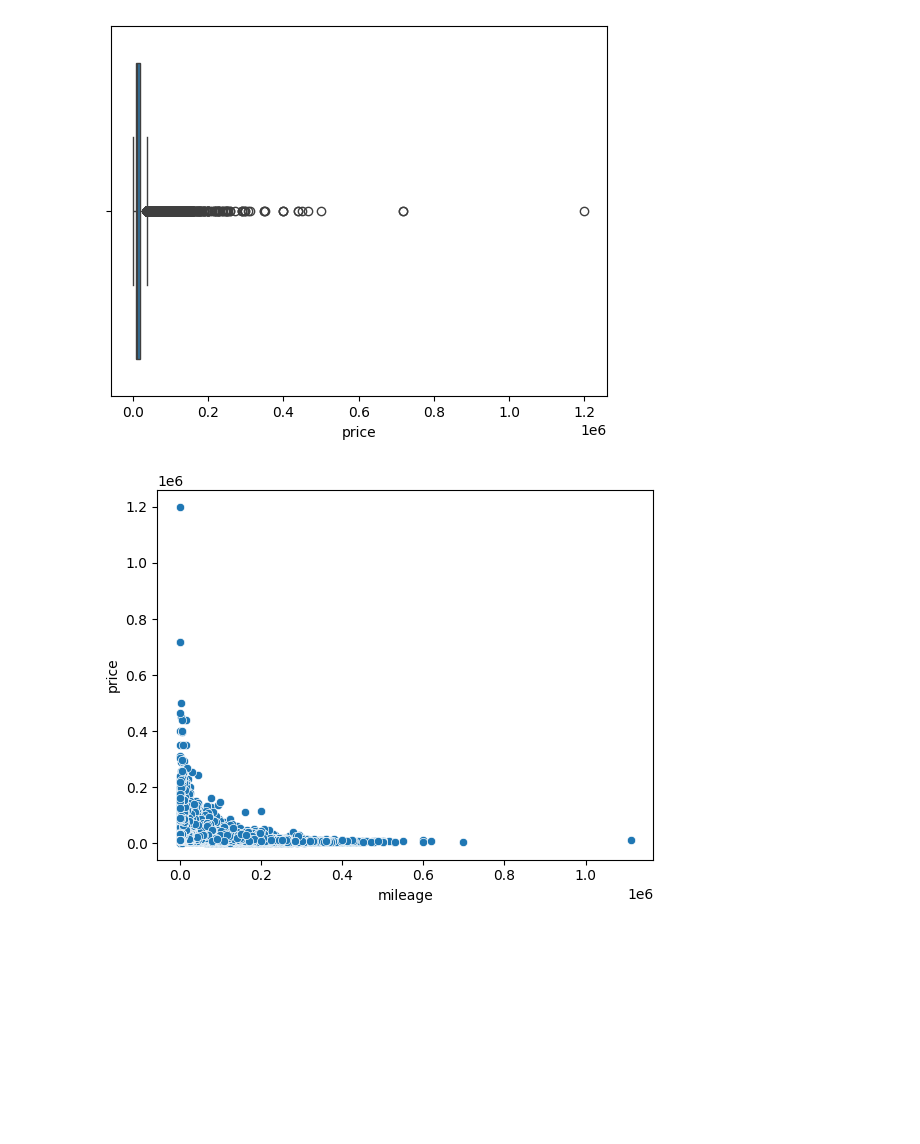
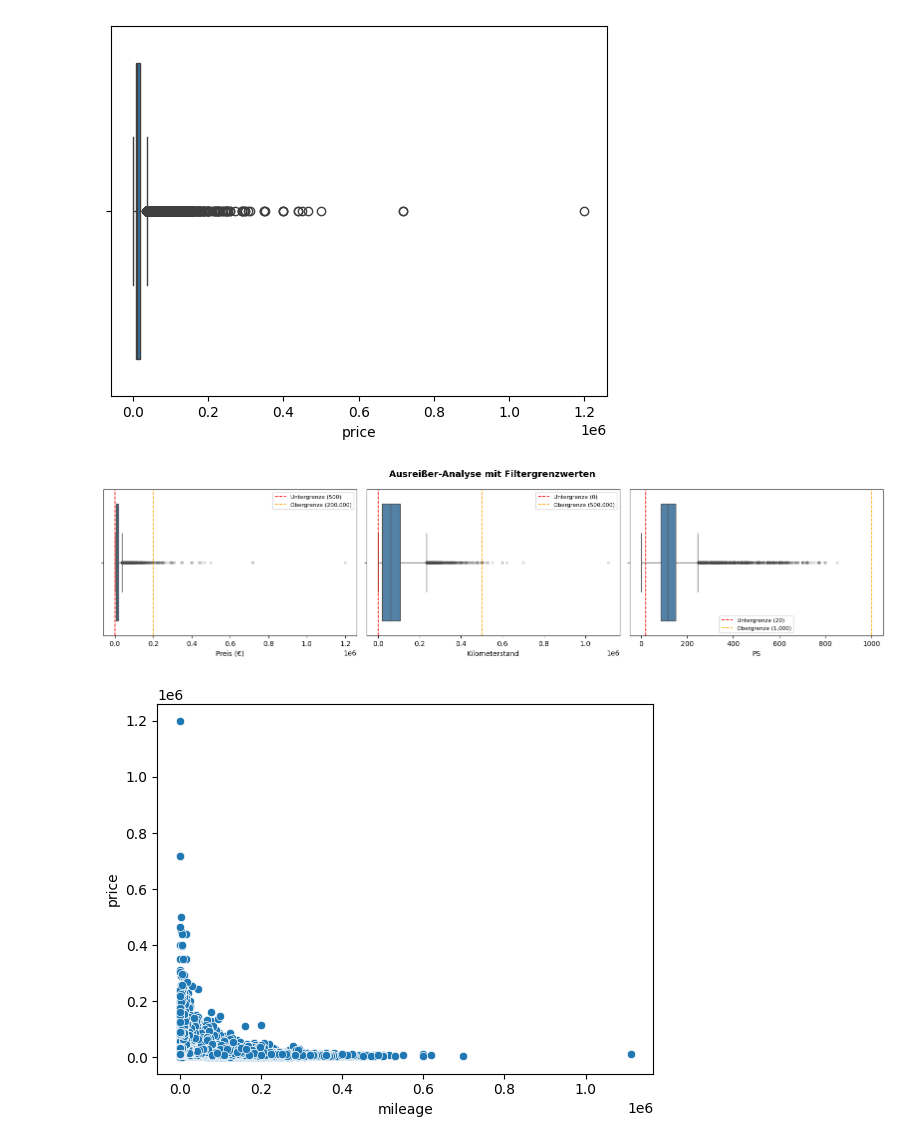
Before and after one commit to evadatadev/AutoScout24-Car-Market-Analytics, a Jupyter notebook: notebooks/analyse.ipynb, the cells around one changed output. Cells and saved outputs as stored; diff of their text form; code cells hidden in the pictures; blank space fills up the shorter version.

Commit message:
Dashboard-Optimierung: besseres Storytelling, sinnvolle Graphiken

```diff
--- a/notebooks/analyse.ipynb
+++ b/notebooks/analyse.ipynb
@@ -203,6 +203,27 @@ sns.boxplot(x=df['price'])
 plt.show()
 # %% [output]
 [figure]
+# %%
+# Boxplots zeigen Ausreißer, mit Annotationen der Filtergrenzen
+
+fig, axes = plt.subplots(1, 3, figsize=(16, 4))
+
+for ax, col, low, high, label in [
+    (axes[0], 'price',   500,    200_000, 'Preis (€)'),
+    (axes[1], 'mileage', 0,      500_000, 'Kilometerstand'),
+    (axes[2], 'hp',      20,     1_000,   'PS'),
+]:
+    sns.boxplot(x=df[col], ax=ax, color='steelblue', flierprops=dict(marker='.', alpha=0.3))
+    ax.axvline(low,  color='red',   linestyle='--', linewidth=1.2, label=f'Untergrenze ({low:,})')
+    ax.axvline(high, color='orange',linestyle='--', linewidth=1.2, label=f'Obergrenze ({high:,})')
+    ax.set_xlabel(label)
+    ax.legend(fontsize=8)
+
+fig.suptitle('Ausreißer-Analyse mit Filtergrenzwerten', fontsize=13, fontweight='bold')
+plt.tight_layout()
+plt.show()
+# %% [output]
+[figure, added]
 # %%
 sns.scatterplot(data=df, x='mileage', y='price')
 plt.show()
```
Also changed, not shown: parts of 4 cells of this notebook, 11 other files.
